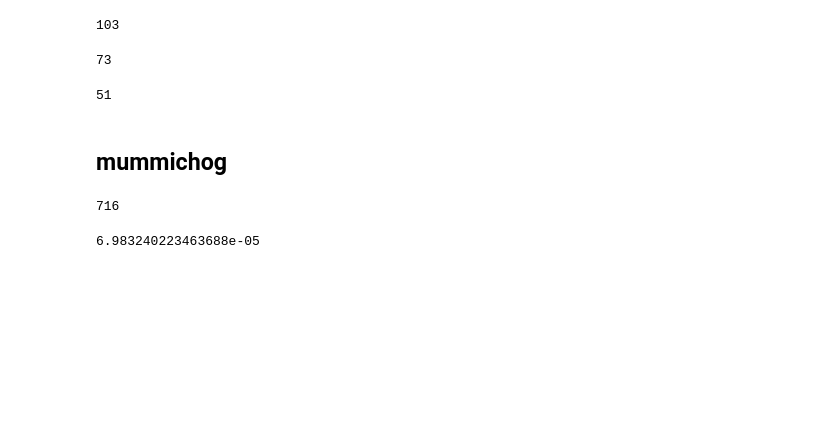
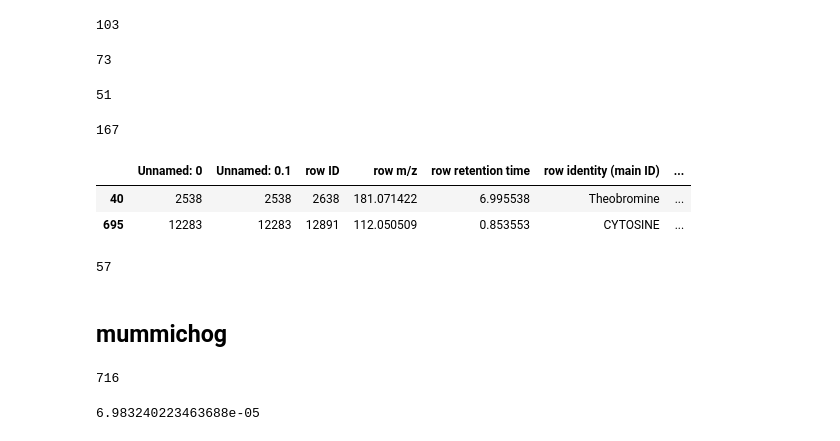
Before and after one commit to lemaslab/rump, a Jupyter notebook: nbs/blank_subtraction.ipynb, the cells around one changed output. Drawn from its saved outputs; the diff is of its cells as text; code cells hidden in the pictures; blank space fills up the shorter version.

Commit message:
try three group mummichog

```diff
--- a/nbs/blank_subtraction.ipynb
+++ b/nbs/blank_subtraction.ipynb
@@ -665,6 +652,20 @@ len(set(metabolites_sign))
 len(set(list(data_withmatch_sign[data_withmatch_sign.fold_change > 0]["row identity (main ID)"])))
 # %% [output]
 51
+# %%
+len(only_group2)
+# %% [output]
+167
+# %%
+only_group2[only_group2.ppm<5]
+# %% [output]
+|  | Unnamed: 0 | Unnamed: 0.1 | row ID | row m/z | row retention time | row identity (main ID) | ... |
+| 40 | 2538 | 2538 | 2638 | 181.071422 | 6.995538 | Theobromine | ... |
+| 695 | 12283 | 12283 | 12891 | 112.050509 | 0.853553 | CYTOSINE | ... |
+# %%
+len(only_group2[only_group2.p_value < 0.0002994])
+# %% [output]
+57
 # %% [markdown]
 ## mummichog
 # %%
```
Also changed, not shown: parts of 4 cells of this notebook, 11 other files.
